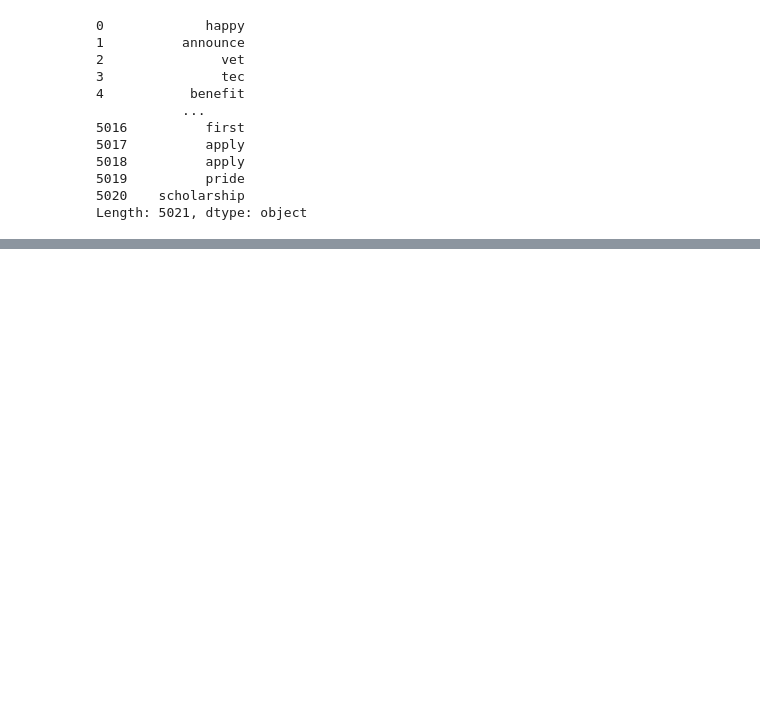
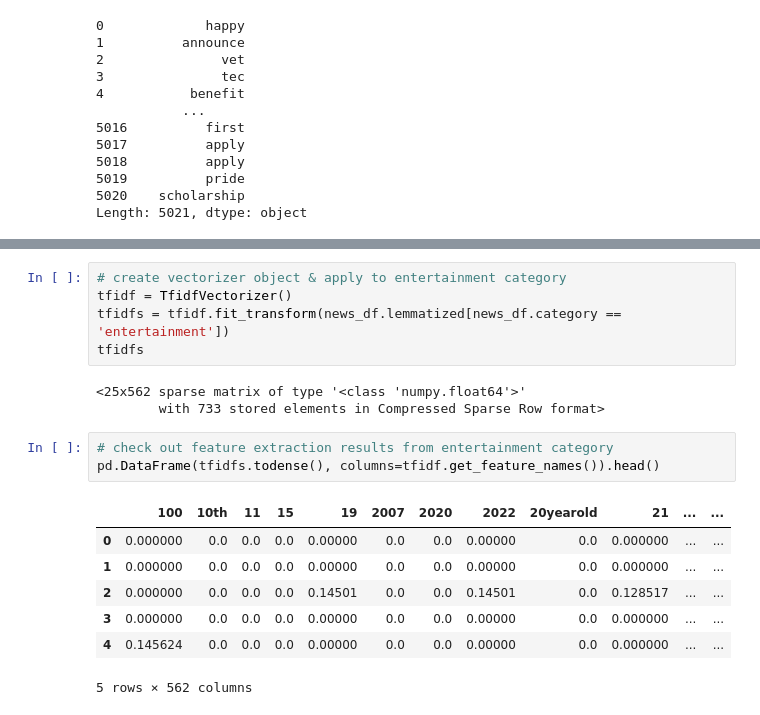
Before and after one commit to lainslie-18/natural-language-processing-exercises, a Jupyter notebook: model.ipynb, the cells around one changed output, grey strips where cells are left out. Cells and saved outputs as stored; diff of their text form; blank space fills up the shorter version.

```diff
--- a/model.ipynb
+++ b/model.ipynb
@@ -200,0 +203,19 @@ unique_words = pd.Series(' '.join(documents.values()).split()).unique()
+# %%
+# create vectorizer object & apply to entertainment category
+tfidf = TfidfVectorizer()
+tfidfs = tfidf.fit_transform(news_df.lemmatized[news_df.category ==  'entertainment'])
+tfidfs
+# %% [output]
+<25x562 sparse matrix of type '<class 'numpy.float64'>'
+        with 733 stored elements in Compressed Sparse Row format>
+# %%
+# check out feature extraction results from entertainment category
+pd.DataFrame(tfidfs.todense(), columns=tfidf.get_feature_names()).head()
+# %% [output]
+|  | 100 | 10th | 11 | 15 | 19 | 2007 | 2020 | 2022 | 20yearold | 21 | ... | ... |
+| 0 | 0.000000 | 0.0 | 0.0 | 0.0 | 0.00000 | 0.0 | 0.0 | 0.00000 | 0.0 | 0.000000 | ... | ... |
+| 1 | 0.000000 | 0.0 | 0.0 | 0.0 | 0.00000 | 0.0 | 0.0 | 0.00000 | 0.0 | 0.000000 | ... | ... |
+| 2 | 0.000000 | 0.0 | 0.0 | 0.0 | 0.14501 | 0.0 | 0.0 | 0.14501 | 0.0 | 0.128517 | ... | ... |
+| 3 | 0.000000 | 0.0 | 0.0 | 0.0 | 0.00000 | 0.0 | 0.0 | 0.00000 | 0.0 | 0.000000 | ... | ... |
+| 4 | 0.145624 | 0.0 | 0.0 | 0.0 | 0.00000 | 0.0 | 0.0 | 0.00000 | 0.0 | 0.000000 | ... | ... |
+5 rows × 562 columns
```
Also changed, not shown: parts of 45 cells of this notebook, 1 other file.
